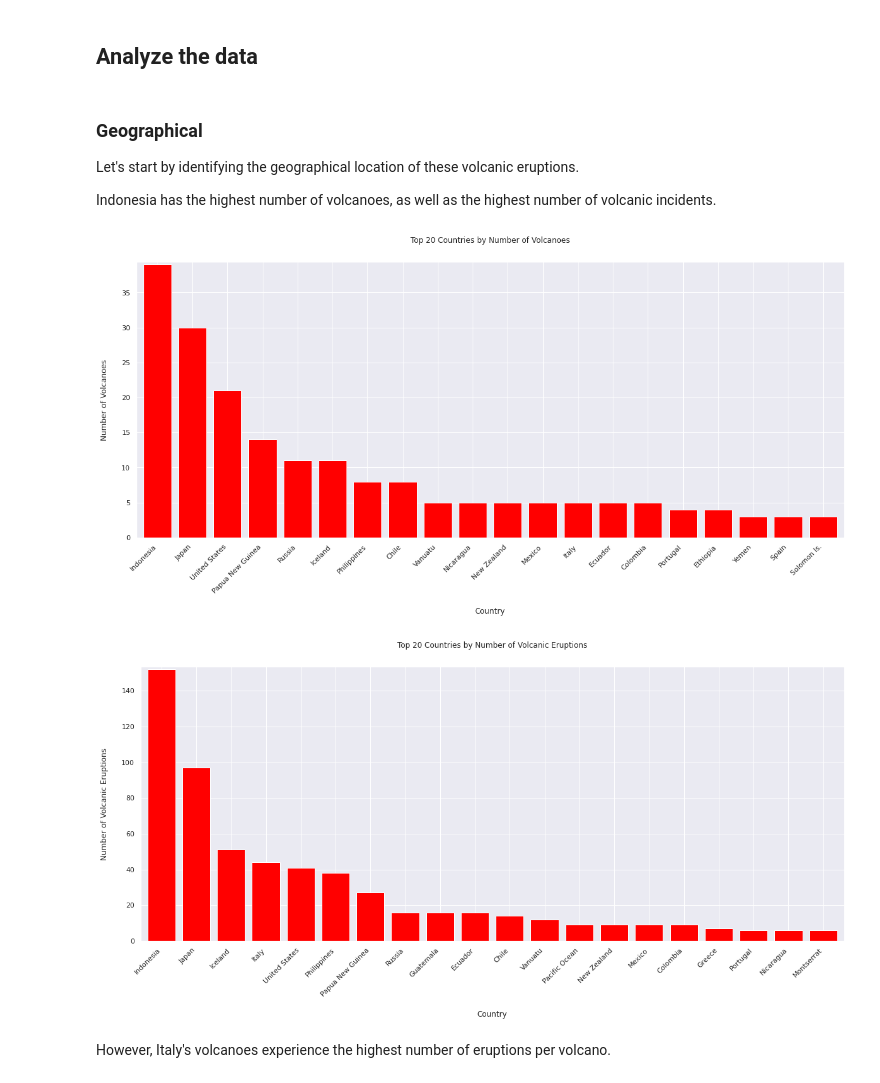
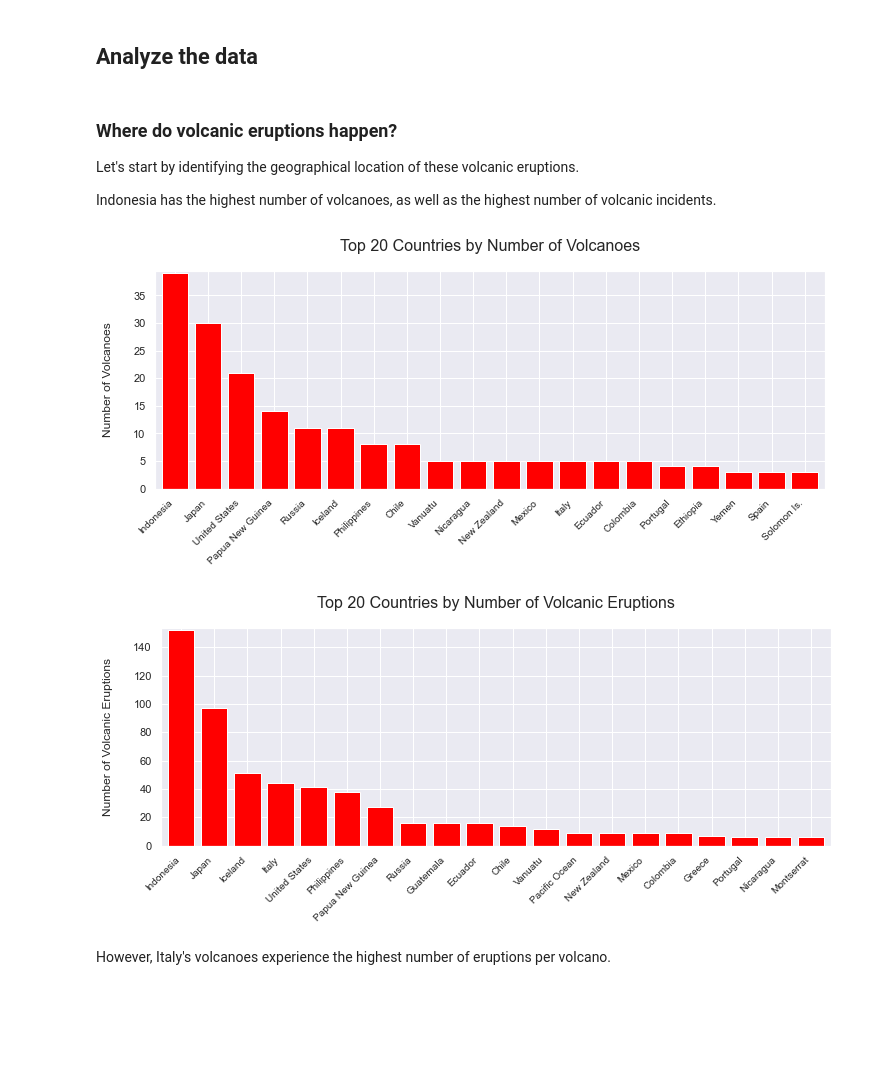
Before and after one commit to mmccrechowicz/mmccrechowicz.github.io, a Jupyter notebook: content/posts/Volcanos.ipynb, the cells around one changed output. Saved outputs shown, nothing was run; the diff lists cells and outputs as text; code cells hidden in the pictures; blank space fills up the shorter version.

Commit message:
Updates to the Volcanos file

```diff
--- a/content/posts/Volcanos.ipynb
+++ b/content/posts/Volcanos.ipynb
@@ -34,11 +9,10 @@ Successfully installed basemap-1.2.1 pyproj-3.0.1 pyshp-2.1.3
 # %% [markdown]
 ### Define functions
 # %%
-# #@title Define functions
+#@title
 import tempfile
 from urllib import request
 import sqlite3
-import pysqlite3
 
 from typing import Dict
 
@@ -50,10 +24,6 @@ import matplotlib.pyplot as plt
 
 import seaborn as sns
 sns.set()
-
-#$ conda install basemap
-
-from mpl_toolkits.basemap import Basemap
 
 #%load_ext google.colab.data_table
 
@@ -74,7 +44,7 @@ def excel_dataset_to_sqlite(url: str, database_name: str = ":memory:") -> sqlite
     data = pd.read_excel(fle, sheet_name=None)
 
   # Create a database.
-  conn = pysqlite3.connect(database_name)
+  conn = sqlite3.connect(database_name)
 
   # Loads data from pandas objects into individual tables.
   for (key, sheet) in data.items():
@@ -172,7 +147,7 @@ pd.read_sql("""SELECT COUNT(DISTINCT Name) AS Volcano_Name,
 # %% [markdown]
 ## Analyze the data
 # %% [markdown]
-### Geographical
+### Where do volcanic eruptions happen?
 
 Let's start by identifying the geographical location of these volcanic eruptions.
 
@@ -185,17 +160,14 @@ result = pd.read_sql("""SELECT Country,
                         ORDER BY COUNT(DISTINCT Name) DESC
                         LIMIT 20;""", database)
 # %%
-plt.figure(figsize=(20, 8))
+plt.figure(figsize=(12, 4))
 plt.bar(x=result["Country"], height=result["Volcanos_Per_Country"], color='red')
-plt.title("Top 20 Countries by Number of Volcanoes", pad = 30)
-plt.xlabel("Country", labelpad=20)
-plt.ylabel("Number of Volcanoes", labelpad=20)
-_ = plt.xticks(rotation = 45, ha = "right")
-#plt.axhline(result["number_data_points"].mean(), color='blue', linewidth=2, label = "# Countries")
-#plt.legend()
+plt.title("Top 20 Countries by Number of Volcanoes", pad = 20, fontsize = 16)
+plt.ylabel("Number of Volcanoes", labelpad=20, fontsize = 12)
+_ = plt.xticks(rotation = 45, ha = "right", fontsize = 10)
 plt.margins(0.01, 0.01)
 # %% [output]
-[figure, old version]
+[figure, new version]
 # %%
 result = pd.read_sql("""SELECT Country,
                         COUNT(Country) AS Incidents_Per_Country
@@ -204,17 +176,14 @@ result = pd.read_sql("""SELECT Country,
                         ORDER BY COUNT(Country) DESC
                         LIMIT 20;""", database)
 # %%
-plt.figure(figsize=(20, 8))
+plt.figure(figsize=(12, 4))
 plt.bar(x=result["Country"], height=result["Incidents_Per_Country"], color='red')
-plt.title("Top 20 Countries by Number of Volcanic Eruptions", pad = 30)
-plt.xlabel("Country", labelpad=20)
-plt.ylabel("Number of Volcanic Eruptions", labelpad=20)
-_ = plt.xticks(rotation = 45, ha = "right")
-#plt.axhline(result["number_data_points"].mean(), color='blue', linewidth=2, label = "# Countries")
-#plt.legend()
+plt.title("Top 20 Countries by Number of Volcanic Eruptions", pad = 20, fontsize = 16)
+plt.ylabel("Number of Volcanic Eruptions", labelpad=20, fontsize = 12)
+_ = plt.xticks(rotation = 45, ha = "right", fontsize = 10)
 plt.margins(0.01, 0.01)
 # %% [output]
-[figure, old version]
+[figure, new version]
 # %% [markdown]
 However, Italy's volcanoes experience the highest number of eruptions per volcano.
 # %%
```
Also changed, not shown: parts of 70 cells of this notebook, 29 other files.
